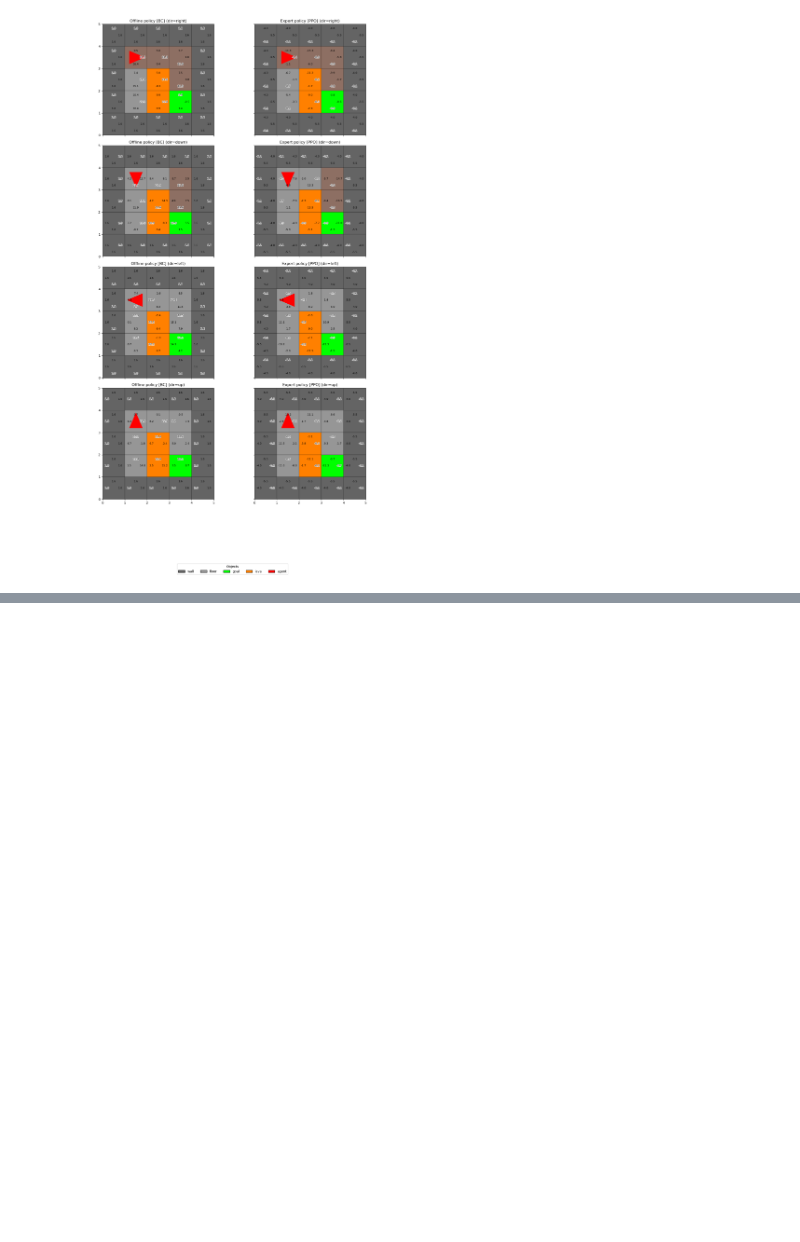
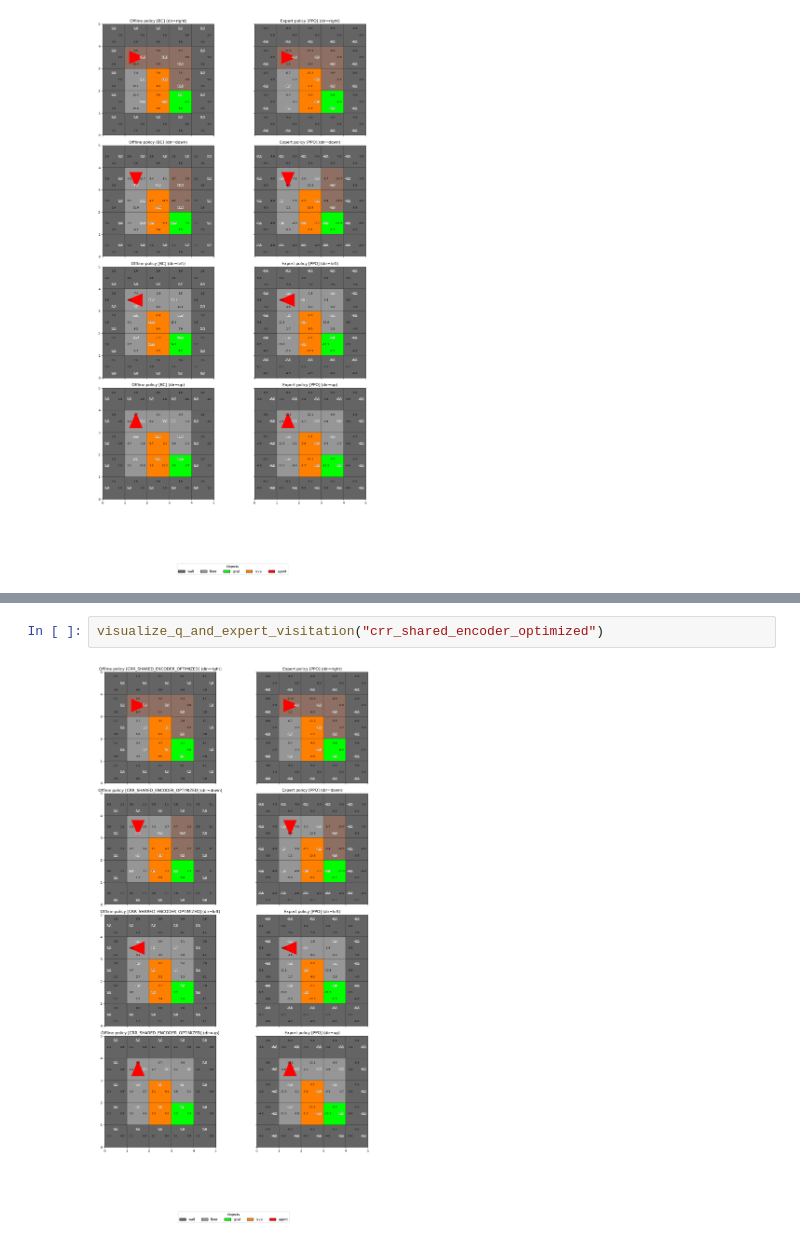
Before and after one commit to tony-pitchblack/CORL, a Jupyter notebook: bc_discrete.ipynb, the cells around one changed output, grey strips where cells are left out. Drawn from its saved outputs; the diff is of its cells as text; blank space fills up the shorter version.

```diff
--- a/bc_discrete.ipynb
+++ b/bc_discrete.ipynb
@@ -1358,0 +1408,4 @@ visualize_q_and_expert_visitation("dqn")
+# %%
+visualize_q_and_expert_visitation("crr_shared_encoder_optimized")
+# %% [output]
+[figure, added]
```
Also changed, not shown: parts of 4 cells of this notebook.
